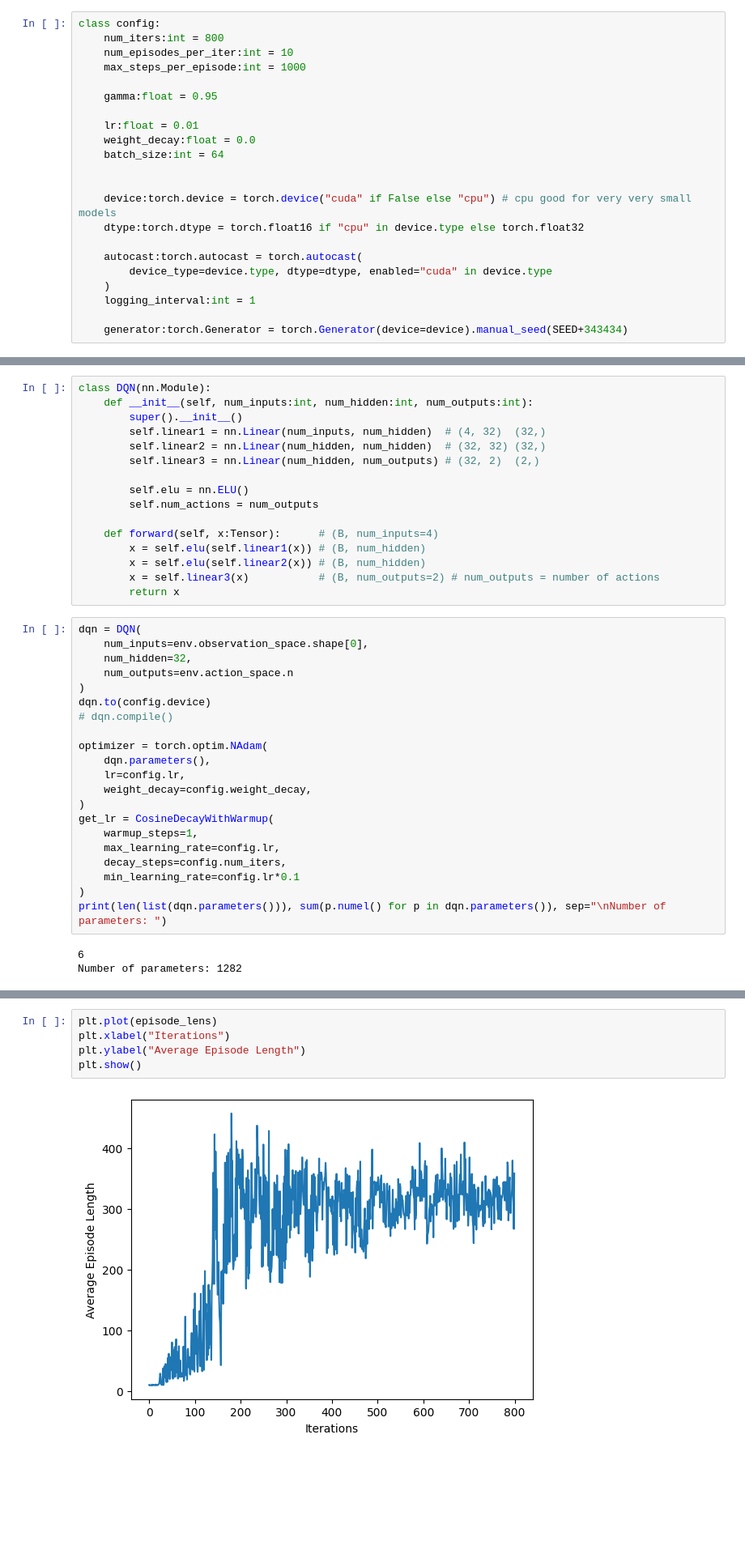
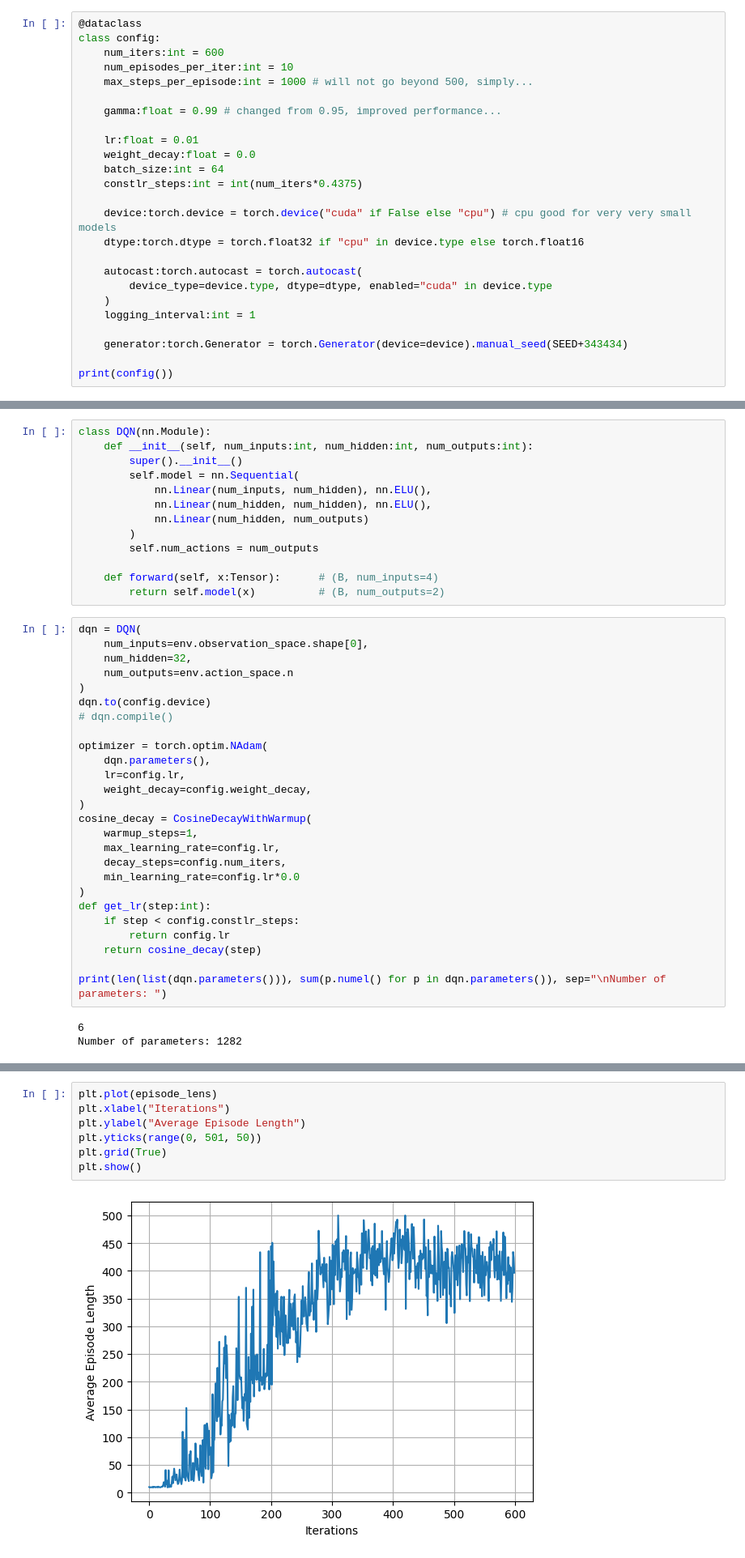
Before and after one commit to VachanVY/Reinforcement-Learning, a Jupyter notebook: semi_gradient_qlearning.ipynb, the cells around one changed output, grey strips where cells are left out. Shown: that part at 81% size. Drawn from its saved outputs; the diff is of its cells as text; blank space fills up the shorter version.

Commit message:
q-learning donegit reset monte_carlo_policy_gradients.ipynb!
I think this requires more hp-tune dunno

```diff
--- a/semi_gradient_qlearning.ipynb
+++ b/semi_gradient_qlearning.ipynb
@@ -114,20 +115,21 @@ Observation Space: (4,)
 # %% [markdown]
 # Q-learning
 # %%
+@dataclass
 class config:
-    num_iters:int = 800
+    num_iters:int = 600
     num_episodes_per_iter:int = 10
-    max_steps_per_episode:int = 1000
+    max_steps_per_episode:int = 1000 # will not go beyond 500, simply...
 
-    gamma:float = 0.95
+    gamma:float = 0.99 # changed from 0.95, improved performance...
 
     lr:float = 0.01
     weight_decay:float = 0.0
     batch_size:int = 64
-
+    constlr_steps:int = int(num_iters*0.4375)
 
     device:torch.device = torch.device("cuda" if False else "cpu") # cpu good for very very small models
-    dtype:torch.dtype = torch.float16 if "cpu" in device.type else torch.float32
+    dtype:torch.dtype = torch.float32 if "cpu" in device.type else torch.float16
 
     autocast:torch.autocast = torch.autocast(
         device_type=device.type, dtype=dtype, enabled="cuda" in device.type
@@ -135,3 +137,5 @@ class config:
     logging_interval:int = 1
 
     generator:torch.Generator = torch.Generator(device=device).manual_seed(SEED+343434)
+
+print(config())
@@ -139,18 +145,15 @@ class config:
 class DQN(nn.Module):
     def __init__(self, num_inputs:int, num_hidden:int, num_outputs:int):
         super().__init__()
-        self.linear1 = nn.Linear(num_inputs, num_hidden)  # (4, 32)  (32,)
-        self.linear2 = nn.Linear(num_hidden, num_hidden)  # (32, 32) (32,)
-        self.linear3 = nn.Linear(num_hidden, num_outputs) # (32, 2)  (2,)
-
-        self.elu = nn.ELU()
+        self.model = nn.Sequential(
+            nn.Linear(num_inputs, num_hidden), nn.ELU(),
+            nn.Linear(num_hidden, num_hidden), nn.ELU(),
+            nn.Linear(num_hidden, num_outputs)
+        )
         self.num_actions = num_outputs
 
     def forward(self, x:Tensor):      # (B, num_inputs=4)
-        x = self.elu(self.linear1(x)) # (B, num_hidden)
-        x = self.elu(self.linear2(x)) # (B, num_hidden)
-        x = self.linear3(x)           # (B, num_outputs=2) # num_outputs = number of actions
-        return x
+        return self.model(x)          # (B, num_outputs=2)
 # %%
 dqn = DQN(
     num_inputs=env.observation_space.shape[0],
@@ -165,12 +168,17 @@ optimizer = torch.optim.NAdam(
     lr=config.lr,
     weight_decay=config.weight_decay,
 )
-get_lr = CosineDecayWithWarmup(
+cosine_decay = CosineDecayWithWarmup(
     warmup_steps=1,
     max_learning_rate=config.lr,
     decay_steps=config.num_iters,
-    min_learning_rate=config.lr*0.1
+    min_learning_rate=config.lr*0.0
 )
+def get_lr(step:int):
+    if step < config.constlr_steps:
+        return config.lr
+    return cosine_decay(step)
+
 print(len(list(dqn.parameters())), sum(p.numel() for p in dqn.parameters()), sep="\nNumber of parameters: ")
 # %% [output]
 6
@@ -345,10 +337,12 @@ episode_lens = play()
 # %%
 plt.plot(episode_lens)
 plt.xlabel("Iterations")
 plt.ylabel("Average Episode Length")
+plt.yticks(range(0, 501, 50))
+plt.grid(True)
 plt.show()
 # %% [output]
-[figure, old version]
+[figure, new version]
 # %%
 %matplotlib ipympl
 show_one_episode(lambda obs: action_policy(dqn, obs, epsilon=0), repeat=False)
```
Also changed, not shown: parts of 7 cells of this notebook.
